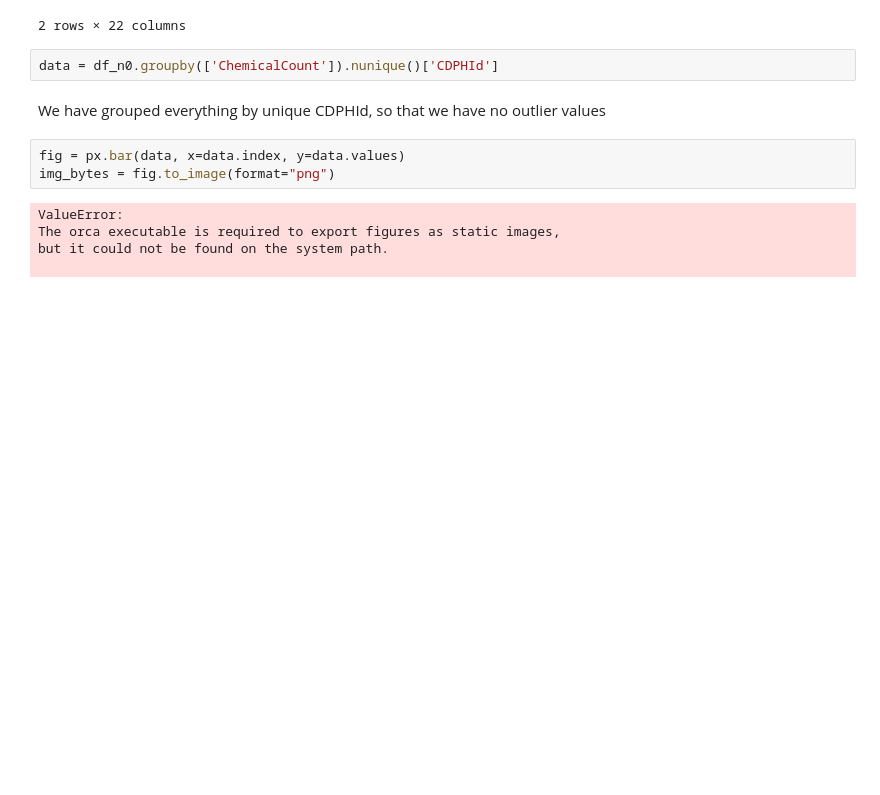
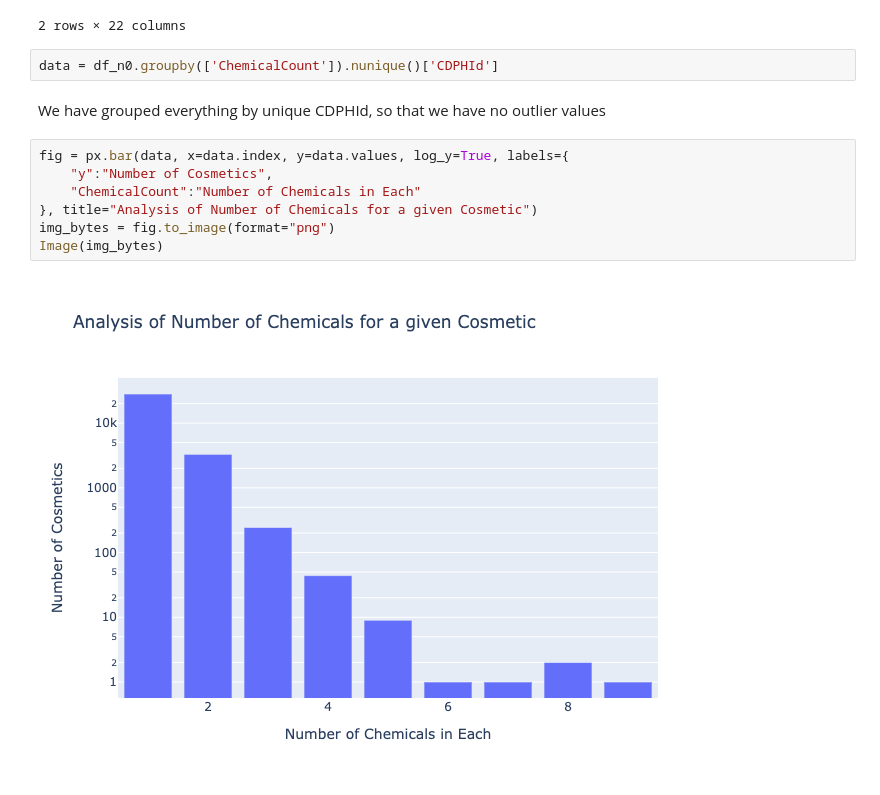
Before and after one commit to sumukshashidhar/cosmetic-chemical-analysis, a Jupyter notebook: Analysis.ipynb, the cells around one changed output. Drawn from its saved outputs; the diff is of its cells as text; blank space fills up the shorter version.

```diff
--- a/Analysis.ipynb
+++ b/Analysis.ipynb
@@ -113,10 +114,11 @@ data = df_n0.groupby(['ChemicalCount']).nunique()['CDPHId']
 # %% [markdown]
 We have grouped everything by unique CDPHId, so that we have no outlier values
 # %%
-fig = px.bar(data, x=data.index, y=data.values)
+fig = px.bar(data, x=data.index, y=data.values, log_y=True, labels={
+    "y":"Number of Cosmetics",
+    "ChemicalCount":"Number of Chemicals in Each"
+}, title="Analysis of Number of Chemicals for a given Cosmetic")
 img_bytes = fig.to_image(format="png")
+Image(img_bytes)
 # %% [output]
-ValueError:
-The orca executable is required to export figures as static images,
-but it could not be found on the system path.
-
+[figure, added]
```
Also changed, not shown: parts of 1 cell of this notebook.
